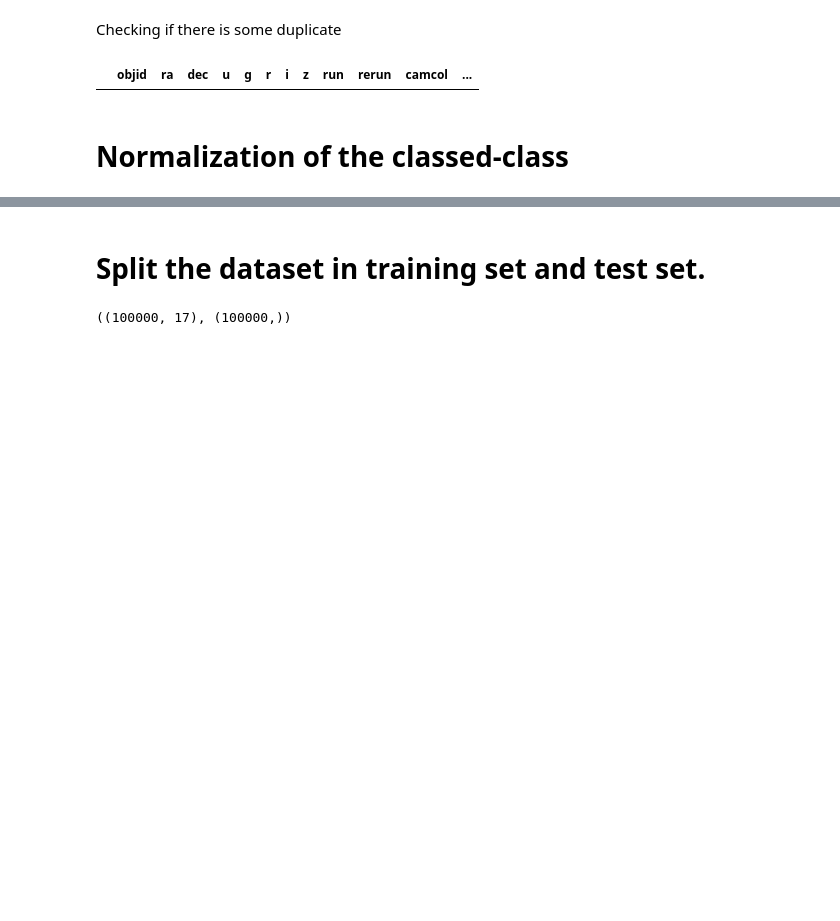
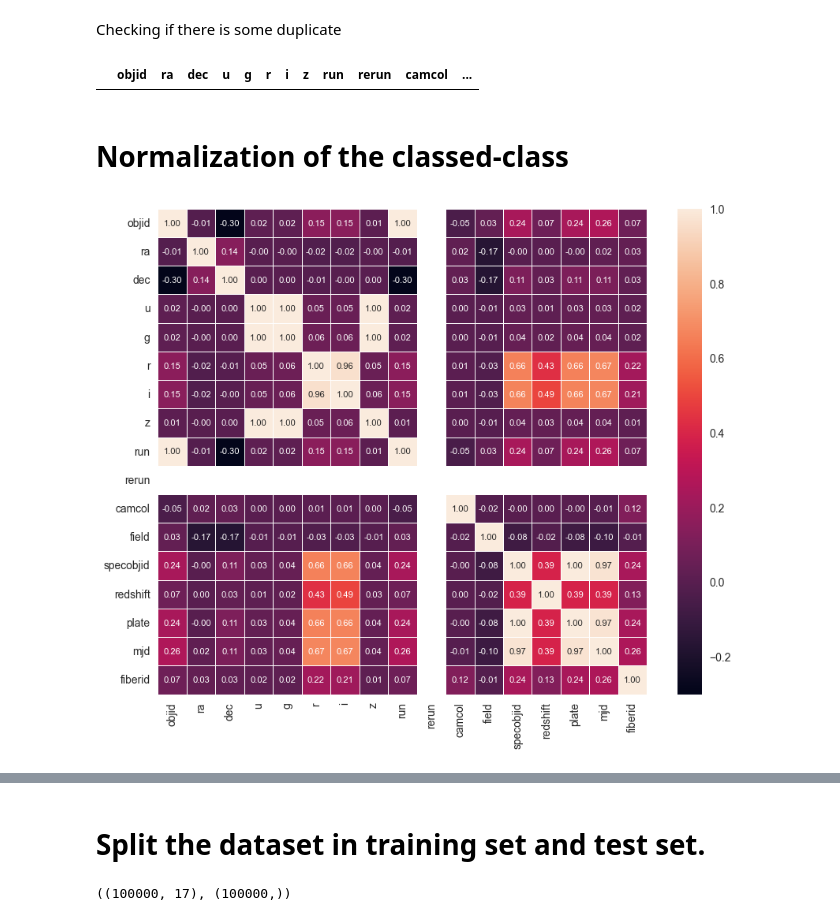
Before and after one commit to gabrielemarino-gm/StellarClassificator, a Jupyter notebook: project.ipynb, the cells around one changed output, grey strips where cells are left out. Drawn from its saved outputs; the diff is of its cells as text; code cells hidden in the pictures; blank space fills up the shorter version.

Commit message:
Add same plots

```diff
--- a/project.ipynb
+++ b/project.ipynb
@@ -162,5 +162,10 @@ dfStars[dfStars.duplicated(keep=False)]
 <h1>Normalization of the classed-class</h1>
 # %%
 # Normalize the classed-class with numerical data
-dfStarsNormalize = dfStars
-dfStarsNormalize['class'] = dfStarsNormalize['class'].replace({'GALAXY': 0, 'STAR': 1, 'QSO': 2})
+dfStars['class'] = dfStars['class'].replace({'GALAXY': 0, 'STAR': 1, 'QSO': 2})
+# %%
+f, ax = plt.subplots(figsize=(10, 8))
+sns.heatmap(dfStars.drop(['class'], axis = 1).corr(), annot=True, linewidths=.5, fmt='.2f', ax=ax, annot_kws={'fontsize': 8})
+plt.show()
+# %% [output]
+[figure, added]
```
Also changed, not shown: parts of 17 cells of this notebook, 2 other files.
